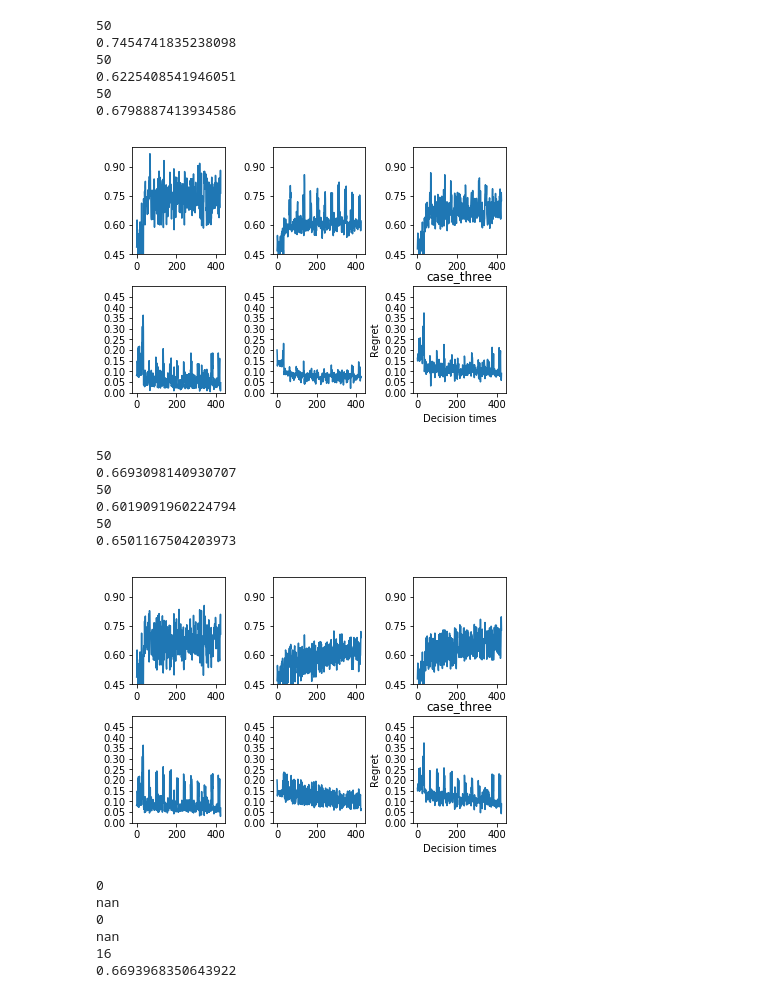
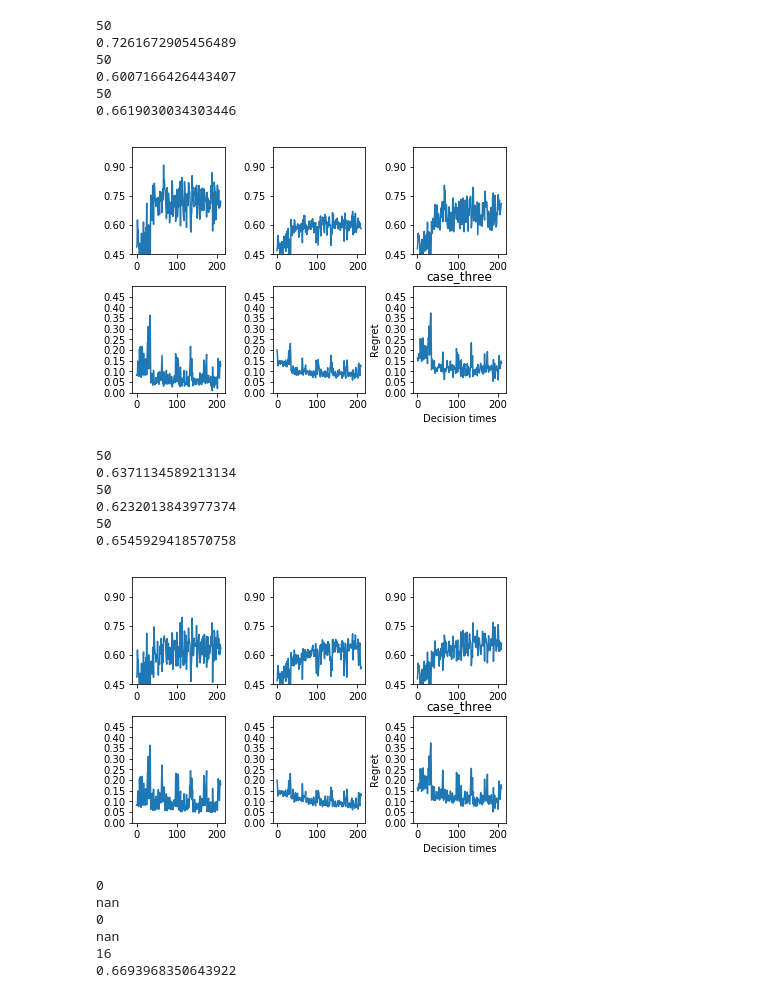
Before and after one commit to StatisticalReinforcementLearningLab/pooling_rl, a Jupyter notebook: evaluation/plot_all.ipynb, the cells around one changed output. Cells and saved outputs as stored; diff of their text form; code cells hidden in the pictures.

```diff
--- a/evaluation/plot_all.ipynb
+++ b/evaluation/plot_all.ipynb
@@ -105,25 +105,25 @@ def plot_all(results_path,pop,update,phrase,ophrase):
 
         plot_and_save_dict(d,case,case,save=False,i=i,ax=ax)
 # %%
-plot_all('../../Downloads/pooling_results/batch/','32',7,'_4_18all_rnoise','coef')
+plot_all('../../Downloads/pooling_results/batch/','32',7,'424qtpl','coef')
 # %% [output]
 50
-0.7454741835238098
+0.7261672905456489
 50
-0.6225408541946051
+0.6007166426443407
 50
-0.6798887413934586
+0.6619030034303446
-[figure, old version]
+[figure, new version]
 # %%
-plot_all('../../Downloads/pooling_results/personalized/','32',7,'_4_18all_rnoise','coef')
+plot_all('../../Downloads/pooling_results/personalized/','32',7,'424qtpl','coef')
 # %% [output]
 50
-0.6693098140930707
+0.6371134589213134
 50
-0.6019091960224794
+0.6232013843977374
 50
-0.6501167504203973
+0.6545929418570758
-[figure, old version]
+[figure, new version]
 # %%
 #between dowpreloc and tpl, these both seem relatively promising
 #- test dowpreloc with more time
```
Also changed, not shown: 3 other files.
